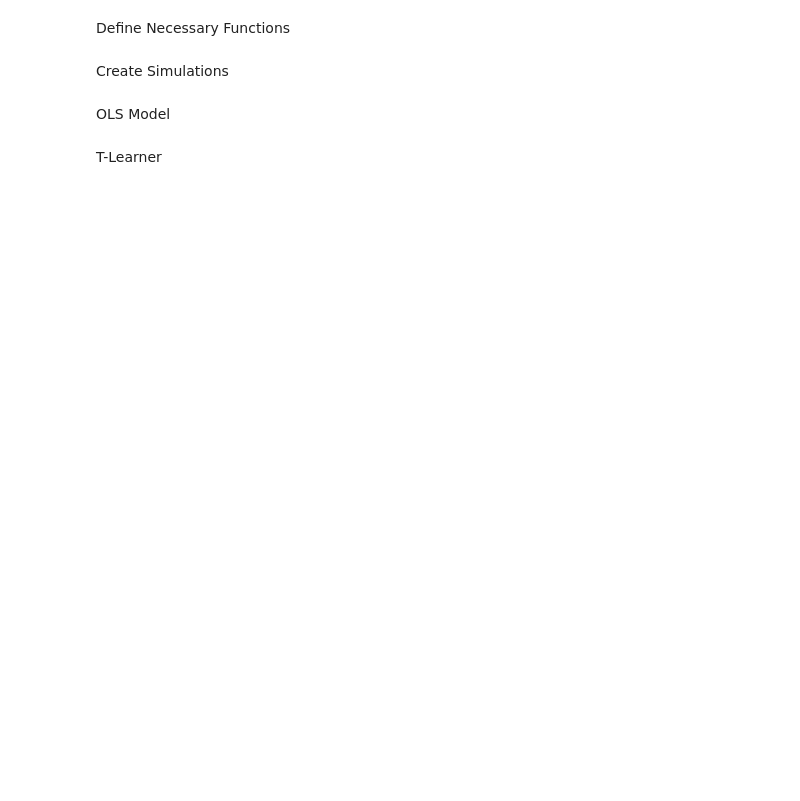
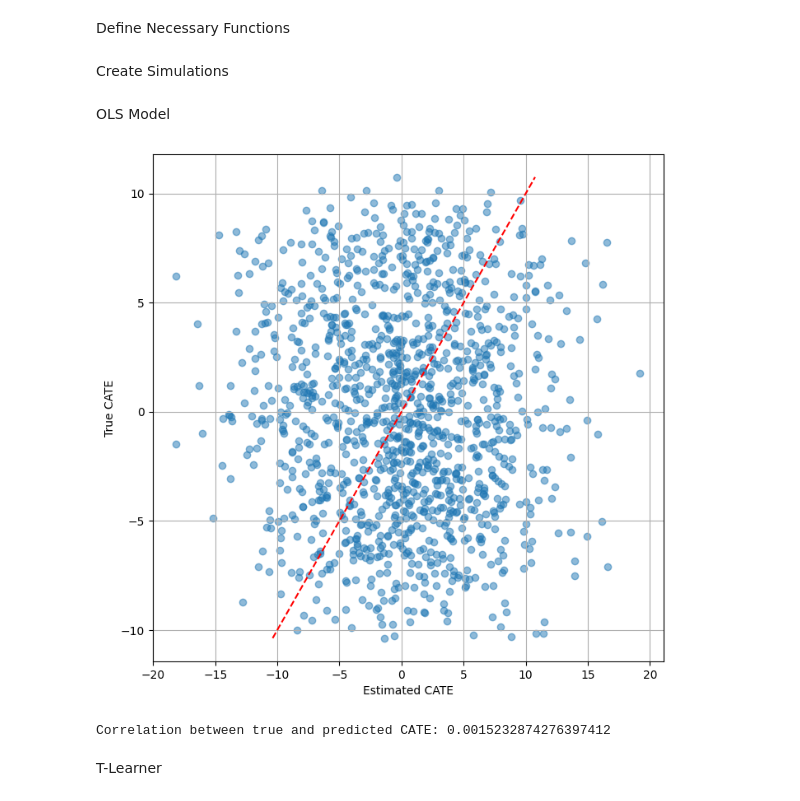
Before and after one commit to Jackbonkins/Heter_effects, a Jupyter notebook: Analysis.ipynb, the cells around one changed output. Drawn from its saved outputs; the diff is of its cells as text; code cells hidden in the pictures; blank space fills up the shorter version.

```diff
--- a/Analysis.ipynb
+++ b/Analysis.ipynb
@@ -87,9 +76,9 @@ Create Simulations
 
 sim_dict = {}
 
-for p in [10, 20, 30, 50]:
-    for n in [500, 1000, 5000, 10000]:
-        sim: SimulationStudy = SimulationStudy(p=p, mean_correlation=0.8, cor_variance=0.01, n=n, geom=True)
+for p in [20, 50]:
+    for n in [500, 1000, 5000]:
+        sim: SimulationStudy = SimulationStudy(p=p, mean_correlation=0.5, cor_variance=0.05, n=n, no_feat_cate=10, non_linear=True)
         simulation = sim.create_dataset()
 
 
@@ -122,8 +112,8 @@ OLS Model
 # %%
 #Estimate a fully feature-treatment interacted model
 
-x_train_ols, x_test_ols = get_ols_features(splits_dict['Simulation_30_10000']['X_train'], splits_dict['Simulation_30_10000']['T_train'],
-                                            splits_dict['Simulation_30_10000']['X_test'], splits_dict['Simulation_30_10000']['T_test'])
+x_train_ols, x_test_ols = get_ols_features(splits_dict['Simulation_20_5000']['X_train'], splits_dict['Simulation_20_5000']['T_train'],
+                                            splits_dict['Simulation_20_5000']['X_test'], splits_dict['Simulation_20_5000']['T_test'])
 # %%
 def ols_estimator(x_train_ols: pd.DataFrame, y_train: pd.DataFrame, x_test_ols: pd.DataFrame, true_cate_test: pd.DataFrame) -> tuple[pd.DataFrame, int]:
 
@@ -150,12 +140,15 @@ def ols_estimator(x_train_ols: pd.DataFrame, y_train: pd.DataFrame, x_test_ols:
 
     return estimated_cate, OLS_MSE
 # %%
-estimated_cate_ols, ols_MSE = ols_estimator(x_train_ols, splits_dict['Simulation_30_10000']['Y_train'], x_test_ols, splits_dict['Simulation_30_10000']['true_cate_test'])
+estimated_cate_ols, ols_MSE = ols_estimator(x_train_ols, splits_dict['Simulation_20_5000']['Y_train'], x_test_ols, splits_dict['Simulation_20_5000']['true_cate_test'])
 # %%
-true_cate_test = splits_dict['Simulation_30_10000']['true_cate_test']
+true_cate_test = splits_dict['Simulation_20_5000']['true_cate_test']
 true_cate_test = true_cate_test[true_cate_test['T'] == 1]
 true_cate_test = true_cate_test['CATE']
 plot_predict_cate_corr(estimated_cate_ols, true_cate_test)
+# %% [output]
+[figure, added]
+Correlation between true and predicted CATE: 0.0015232874276397412
 # %% [markdown]
 T-Learner
 # %%
```
Also changed, not shown: parts of 11 cells of this notebook, 2 other files.
